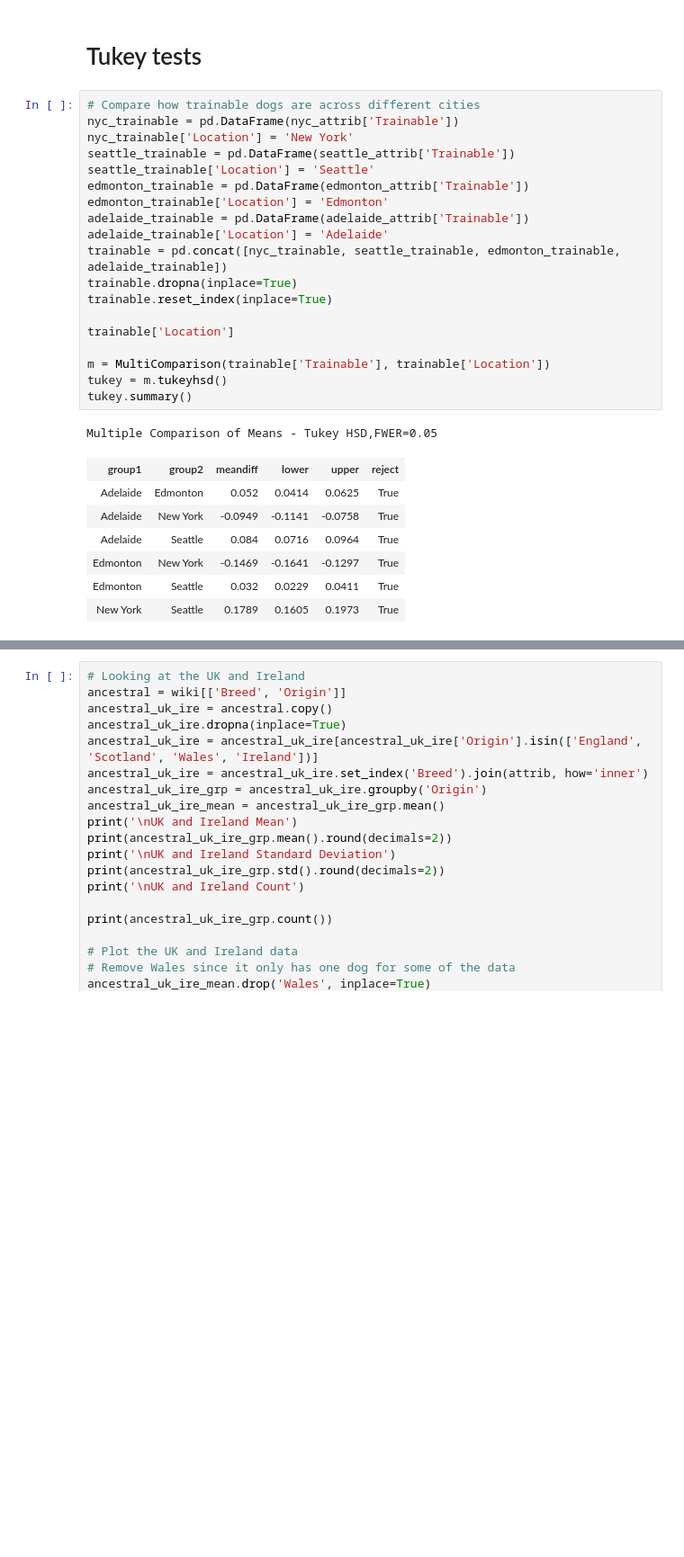
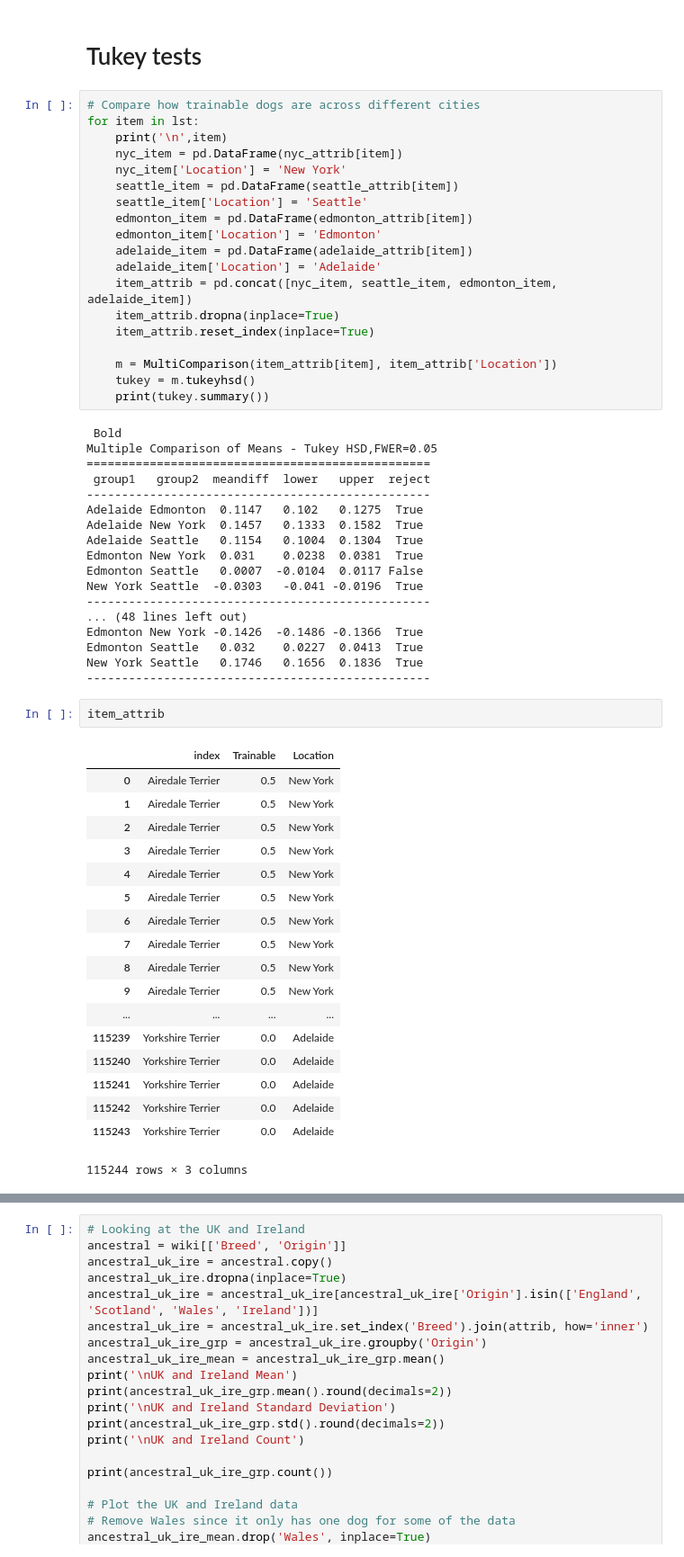
Before and after one commit to Save-All-The-Pets/dog_attributes, a Jupyter notebook: src/analysis.ipynb, the cells around one changed output, grey strips where cells are left out. Shown: that part at 90% size. Drawn from its saved outputs; the diff is of its cells as text; blank space fills up the shorter version.

```diff
--- a/src/analysis.ipynb
+++ b/src/analysis.ipynb
@@ -513,32 +495,62 @@ dtype: int64
 # Tukey tests
 # %%
 # Compare how trainable dogs are across different cities
-nyc_trainable = pd.DataFrame(nyc_attrib['Trainable'])
-nyc_trainable['Location'] = 'New York'
-seattle_trainable = pd.DataFrame(seattle_attrib['Trainable'])
-seattle_trainable['Location'] = 'Seattle'
-edmonton_trainable = pd.DataFrame(edmonton_attrib['Trainable'])
-edmonton_trainable['Location'] = 'Edmonton'
-adelaide_trainable = pd.DataFrame(adelaide_attrib['Trainable'])
-adelaide_trainable['Location'] = 'Adelaide'
-trainable = pd.concat([nyc_trainable, seattle_trainable, edmonton_trainable, adelaide_trainable])
-trainable.dropna(inplace=True)
-trainable.reset_index(inplace=True)
+for item in lst:
+    print('\n',item)
+    nyc_item = pd.DataFrame(nyc_attrib[item])
+    nyc_item['Location'] = 'New York'
+    seattle_item = pd.DataFrame(seattle_attrib[item])
+    seattle_item['Location'] = 'Seattle'
+    edmonton_item = pd.DataFrame(edmonton_attrib[item])
+    edmonton_item['Location'] = 'Edmonton'
+    adelaide_item = pd.DataFrame(adelaide_attrib[item])
+    adelaide_item['Location'] = 'Adelaide'
+    item_attrib = pd.concat([nyc_item, seattle_item, edmonton_item, adelaide_item])
+    item_attrib.dropna(inplace=True)
+    item_attrib.reset_index(inplace=True)
 
-trainable['Location']
-
-m = MultiComparison(trainable['Trainable'], trainable['Location'])
-tukey = m.tukeyhsd()
-tukey.summary()
+    m = MultiComparison(item_attrib[item], item_attrib['Location'])
+    tukey = m.tukeyhsd()
+    print(tukey.summary())
 # %% [output]
+ Bold
 Multiple Comparison of Means - Tukey HSD,FWER=0.05
+=================================================
+ group1   group2  meandiff  lower   upper  reject
+-------------------------------------------------
+Adelaide Edmonton  0.1147   0.102   0.1275  True
+Adelaide New York  0.1457   0.1333  0.1582  True
+Adelaide Seattle   0.1154   0.1004  0.1304  True
+Edmonton New York  0.031    0.0238  0.0381  True
+Edmonton Seattle   0.0007  -0.0104  0.0117 False
+New York Seattle  -0.0303   -0.041 -0.0196  True
+-------------------------------------------------
+... (48 lines left out)
+Edmonton New York -0.1426  -0.1486 -0.1366  True
+Edmonton Seattle   0.032    0.0227  0.0413  True
+New York Seattle   0.1746   0.1656  0.1836  True
+-------------------------------------------------
-| group1 | group2 | meandiff | lower | upper | reject |
-| Adelaide | Edmonton | 0.052 | 0.0414 | 0.0625 | True |
-| Adelaide | New York | -0.0949 | -0.1141 | -0.0758 | True |
-| Adelaide | Seattle | 0.084 | 0.0716 | 0.0964 | True |
-| Edmonton | New York | -0.1469 | -0.1641 | -0.1297 | True |
-| Edmonton | Seattle | 0.032 | 0.0229 | 0.0411 | True |
-| New York | Seattle | 0.1789 | 0.1605 | 0.1973 | True |
+# %%
+item_attrib
+# %% [output]
+|  | index | Trainable | Location |
+| 0 | Airedale Terrier | 0.5 | New York |
+| 1 | Airedale Terrier | 0.5 | New York |
+| 2 | Airedale Terrier | 0.5 | New York |
+| 3 | Airedale Terrier | 0.5 | New York |
+| 4 | Airedale Terrier | 0.5 | New York |
+| 5 | Airedale Terrier | 0.5 | New York |
+| 6 | Airedale Terrier | 0.5 | New York |
+| 7 | Airedale Terrier | 0.5 | New York |
+| 8 | Airedale Terrier | 0.5 | New York |
+| 9 | Airedale Terrier | 0.5 | New York |
+| ... | ... | ... | ... |
+| 115239 | Yorkshire Terrier | 0.0 | Adelaide |
+| 115240 | Yorkshire Terrier | 0.0 | Adelaide |
+| 115241 | Yorkshire Terrier | 0.0 | Adelaide |
+| 115242 | Yorkshire Terrier | 0.0 | Adelaide |
+| 115243 | Yorkshire Terrier | 0.0 | Adelaide |
+115244 rows × 3 columns
 # %%
 # Show data on NYC, Seattle, Adelaide, and Edmonton
 describe(nyc_attrib, 'NYC')
```
Also changed, not shown: parts of 13 cells of this notebook.
